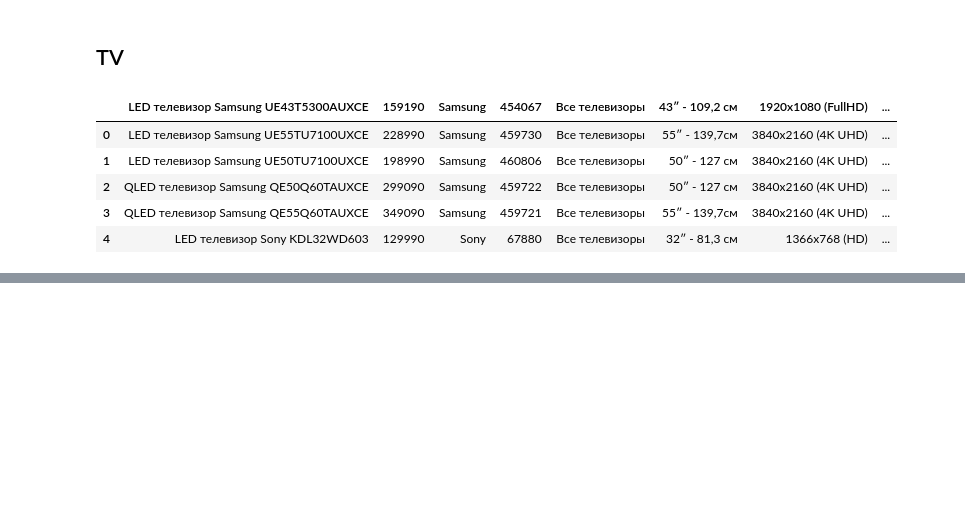
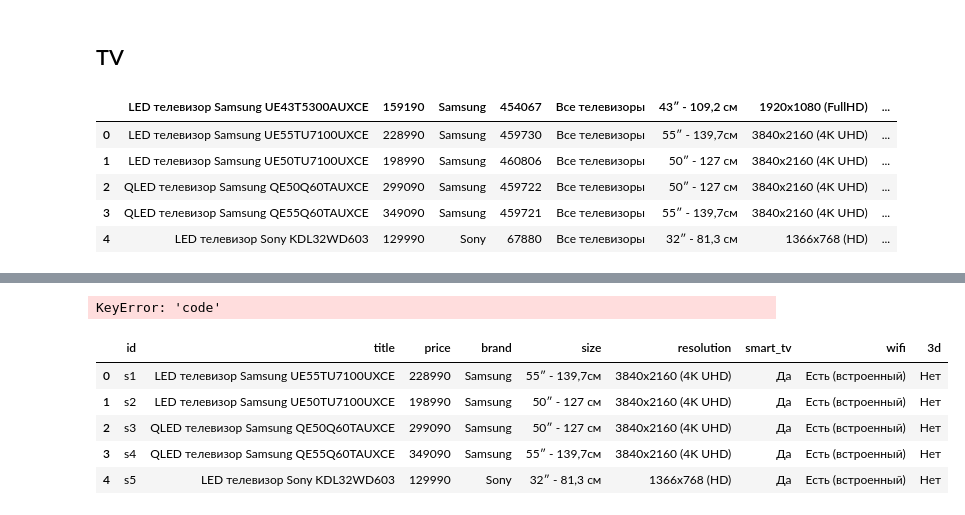
Before and after one commit to yelnarMurat/AdvandedProgramming, a Jupyter notebook: Data_Transform.ipynb, the cells around one changed output, grey strips where cells are left out. Drawn from its saved outputs; the diff is of its cells as text; code cells hidden in the pictures; blank space fills up the shorter version.

```diff
--- a/Data_Transform.ipynb
+++ b/Data_Transform.ipynb
@@ -303,0 +412,3 @@ tv.to_csv('Sulpak_TV_with_id.csv', index = False, header=True)
+# %%
+tv_new = pd.read_csv('Sulpak_TV_with_id.csv')
+tv_new.head(5)
@@ -303,0 +422,17 @@ tv.to_csv('Sulpak_TV_with_id.csv', index = False, header=True)
+# %%
+del tv_new['code']
+del tv_new['list']
+del tv_new['len']
+del tv_new['type_mon']
+del tv_new['type_edge']
+# %% [output]
+KeyError: 'code'
+# %%
+tv_new.head(5)
+# %% [output]
+|  | id | title | price | brand | size | resolution | smart_tv | wifi | 3d |
+| 0 | s1 | LED телевизор Samsung UE55TU7100UXCE | 228990 | Samsung | 55″ - 139,7см | 3840x2160 (4K UHD) | Да | Есть (встроенный) | Нет |
+| 1 | s2 | LED телевизор Samsung UE50TU7100UXCE | 198990 | Samsung | 50″ - 127 см | 3840x2160 (4K UHD) | Да | Есть (встроенный) | Нет |
+| 2 | s3 | QLED телевизор Samsung QE50Q60TAUXCE | 299090 | Samsung | 50″ - 127 см | 3840x2160 (4K UHD) | Да | Есть (встроенный) | Нет |
+| 3 | s4 | QLED телевизор Samsung QE55Q60TAUXCE | 349090 | Samsung | 55″ - 139,7см | 3840x2160 (4K UHD) | Да | Есть (встроенный) | Нет |
+| 4 | s5 | LED телевизор Sony KDL32WD603 | 129990 | Sony | 32″ - 81,3 см | 1366x768 (HD) | Да | Есть (встроенный) | Нет |
```
Also changed, not shown: parts of 27 cells of this notebook.
